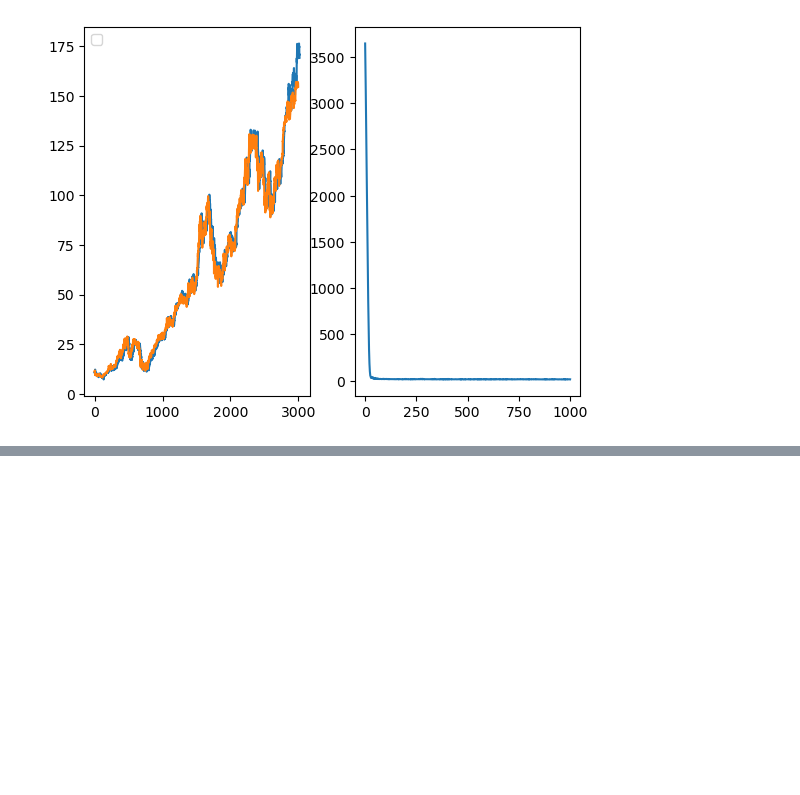
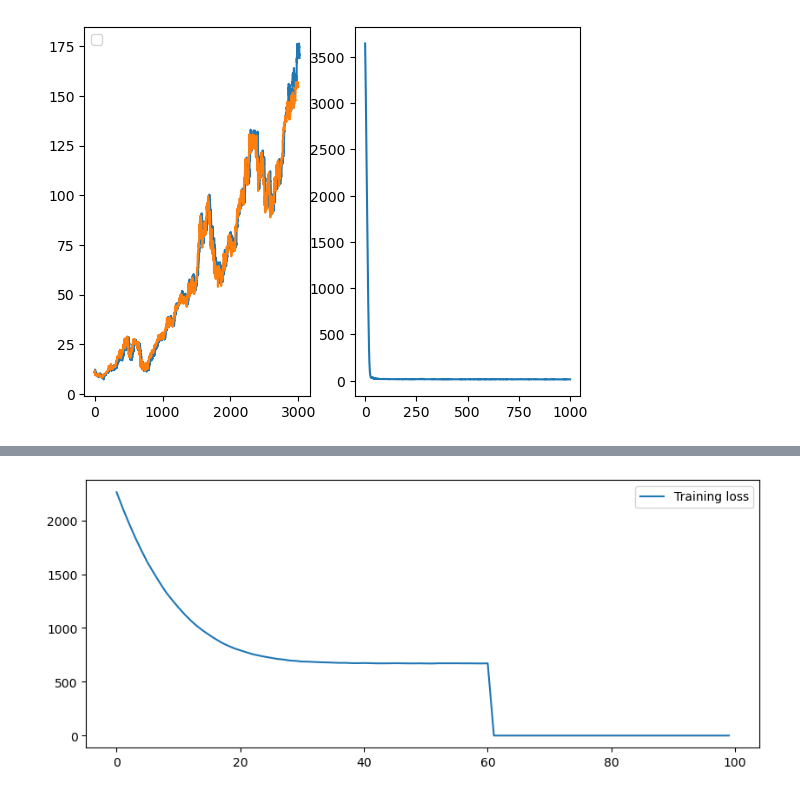
Before and after one commit to yoonhero/Brainstormers, a Jupyter notebook: paperwithcode/LSTM_GRU_RNN.ipynb, the cells around one changed output, grey strips where cells are left out. Saved outputs shown, nothing was run; the diff lists cells and outputs as text; code cells hidden in the pictures; blank space fills up the shorter version.

Commit message:
feat: LSTM

```diff
--- a/paperwithcode/LSTM_GRU_RNN.ipynb
+++ b/paperwithcode/LSTM_GRU_RNN.ipynb
@@ -315,0 +348,32 @@ No artists with labels found to put in legend.  Note that artists whose label st
+# %%
+from torch.utils.data import TensorDataset, DataLoader
+
+def build_dataset(time_series, seq_length):
+    data = []
+    for i in range(0, len(time_series)-seq_length-1):
+        data.append(time_series.iloc[i:i+seq_length+1, :])
+        # _x = time_series.iloc[i:i+seq_length, 1:-1]
+        # _y = time_series[i+seq_length, [-2]]
+
+    data = np.array(data, dtype=np.float64)
+    data_x = data[:, :-1, :]
+    data_y = data[:, -1, -2]
+    return data_x,data_y
+
+train_x, train_y = build_dataset(train_set,time_seqs)
+test_x, test_y = build_dataset(test_set, time_seqs)
+
+
+train_x = torch.from_numpy(train_x).type(torch.Tensor)
+train_y = torch.from_numpy(train_y).type(torch.Tensor).unsqueeze(1)
+
+
+test_x = torch.from_numpy(test_x).type(torch.Tensor)
+test_y = torch.from_numpy(test_y).type(torch.Tensor).unsqueeze(1)
+
+dataset = TensorDataset(train_x, train_y)
+
+dataloader = DataLoader(dataset, batch_size=batch, shuffle=True, drop_last=True)
+# %%
+x, y=next(iter(dataloader))
+x.shape, y.shape
@@ -315,0 +500,3 @@ No artists with labels found to put in legend.  Note that artists whose label st
+# %%
+net = LSTM_v1(input_dim, hidden_dim, time_seqs, output_dim, 1)
+model, train_hist = train_lstm(net, dataloader, nb_epochs, learning_rate, 20, 10)
@@ -315,0 +508,7 @@ No artists with labels found to put in legend.  Note that artists whose label st
+# %%
+fig = plt.figure(figsize=(10, 4))
+plt.plot(train_hist, label="Training loss")
+plt.legend()
+plt.show()
+# %% [output]
+[figure, added]
```
Also changed, not shown: parts of 10 cells of this notebook, 1 other file.
